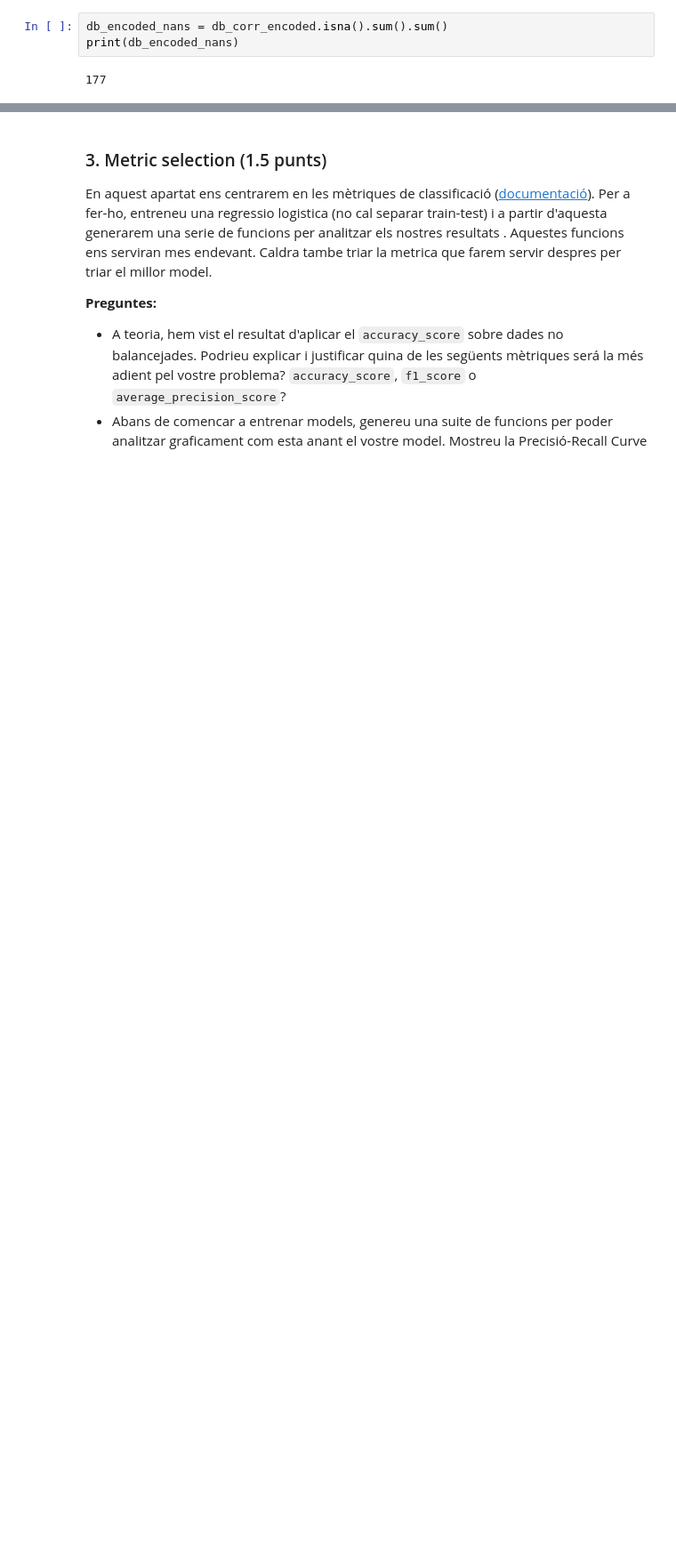
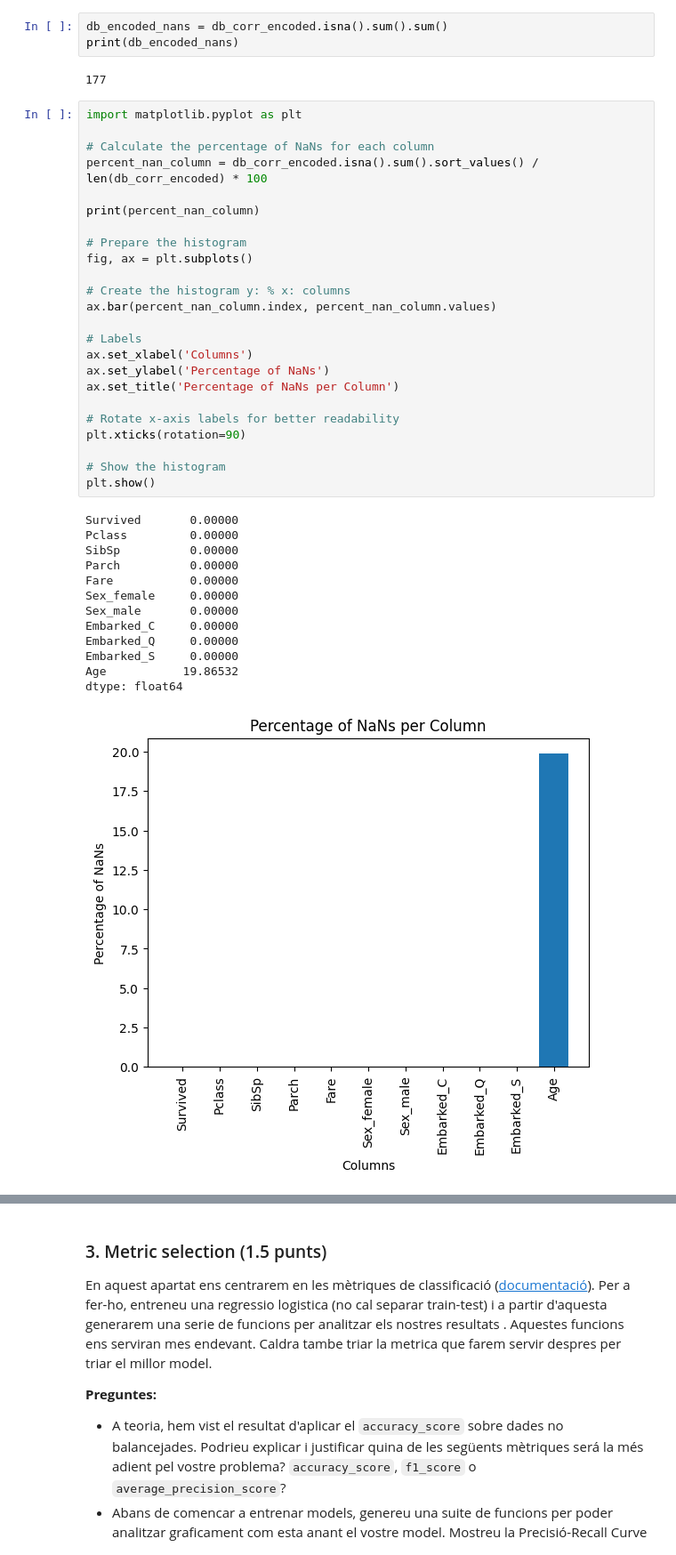
Before and after one commit to Frostyniano/ApC_Pr-ctiques, a Jupyter notebook: APC_Practica_1_2024.ipynb, the cells around one changed output, grey strips where cells are left out. Shown: that part at 89% size. Cells and saved outputs as stored; diff of their text form; blank space fills up the shorter version.

```diff
--- a/APC_Practica_1_2024.ipynb
+++ b/APC_Practica_1_2024.ipynb
@@ -361,3 +373,41 @@ db_encoded_nans = db_corr_encoded.isna().sum().sum()
 print(db_encoded_nans)
 # %% [output]
 177
+# %%
+import matplotlib.pyplot as plt
+
+# Calculate the percentage of NaNs for each column
+percent_nan_column = db_corr_encoded.isna().sum().sort_values() / len(db_corr_encoded) * 100
+
+print(percent_nan_column)
+
+# Prepare the histogram
+fig, ax = plt.subplots()
+
+# Create the histogram y: % x: columns
+ax.bar(percent_nan_column.index, percent_nan_column.values)
+
+# Labels
+ax.set_xlabel('Columns')
+ax.set_ylabel('Percentage of NaNs')
+ax.set_title('Percentage of NaNs per Column')
+
+# Rotate x-axis labels for better readability
+plt.xticks(rotation=90)
+
+# Show the histogram
+plt.show()
+# %% [output]
+Survived       0.00000
+Pclass         0.00000
+SibSp          0.00000
+Parch          0.00000
+Fare           0.00000
+Sex_female     0.00000
+Sex_male       0.00000
+Embarked_C     0.00000
+Embarked_Q     0.00000
+Embarked_S     0.00000
+Age           19.86532
+dtype: float64
+[figure, added]
```
Also changed, not shown: parts of 18 cells of this notebook.
